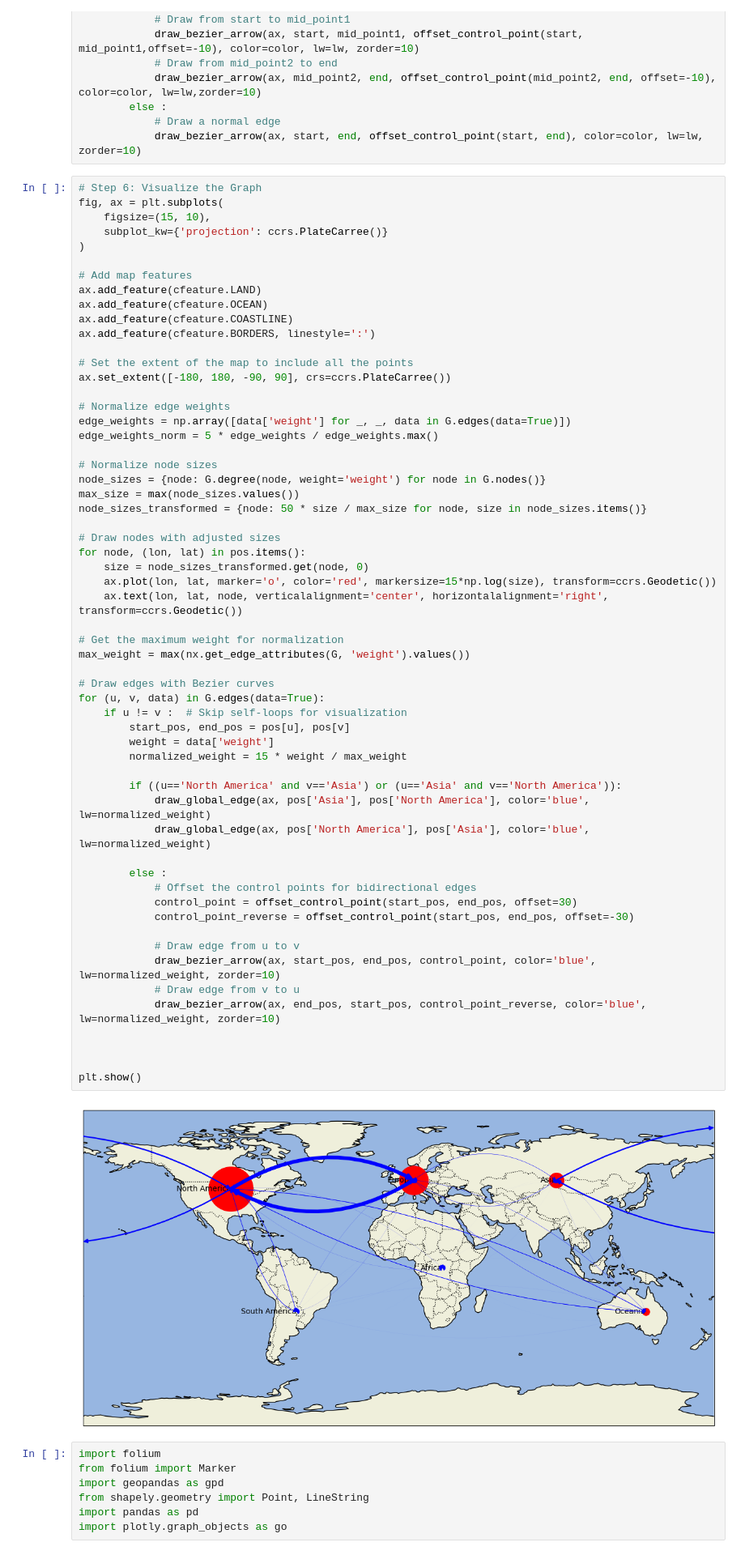
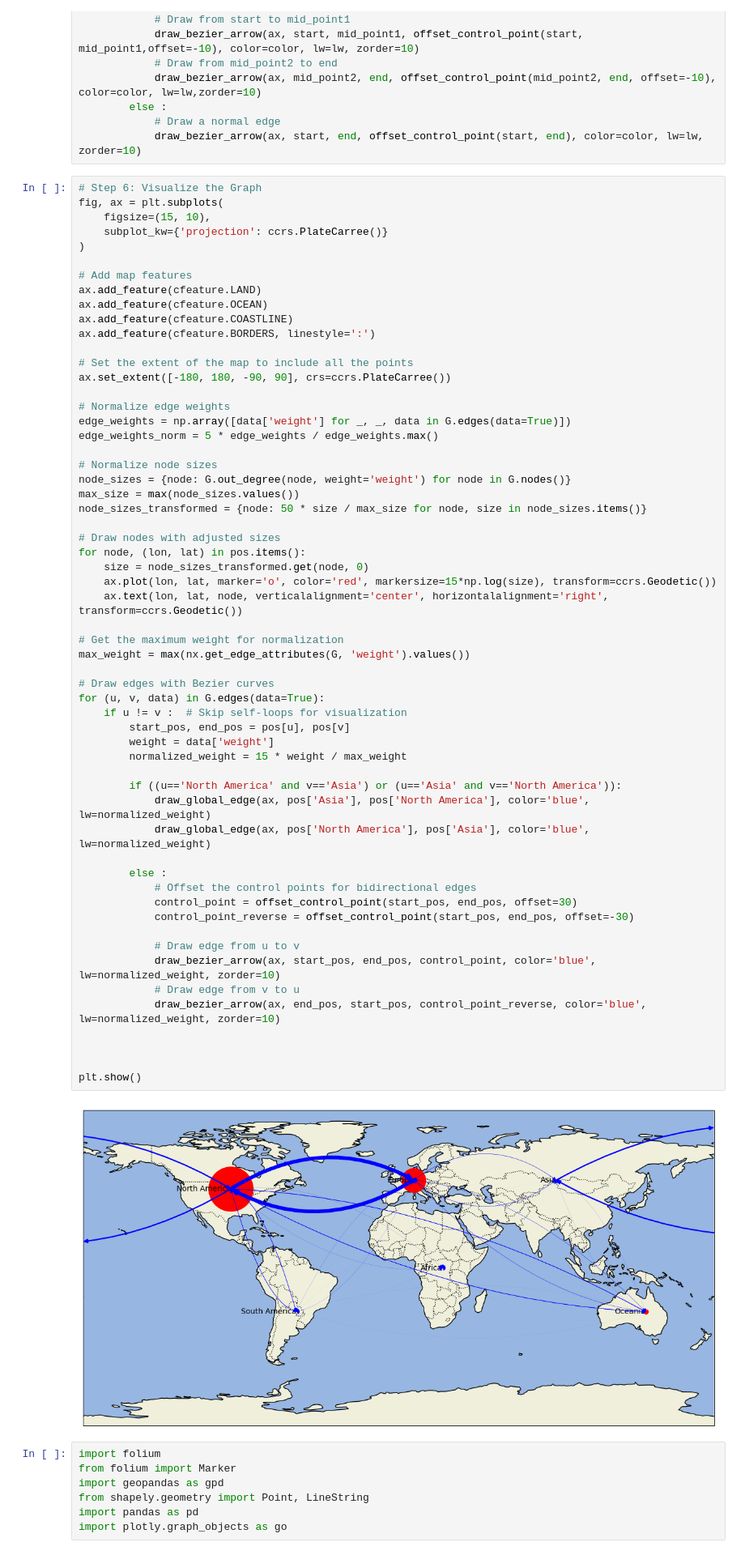
Before and after one commit to epfl-ada/ada-2023-project-nada2023, a Jupyter notebook: network_region.ipynb, the cells around one changed output. Shown at 81% size. Saved outputs shown, nothing was run; the diff lists cells and outputs as text.

```diff
--- a/network_region.ipynb
+++ b/network_region.ipynb
@@ -628,7 +637,7 @@ edge_weights = np.array([data['weight'] for _, _, data in G.edges(data=True)])
 edge_weights_norm = 5 * edge_weights / edge_weights.max()
 
 # Normalize node sizes
-node_sizes = {node: G.degree(node, weight='weight') for node in G.nodes()}
+node_sizes = {node: G.out_degree(node, weight='weight') for node in G.nodes()}
 max_size = max(node_sizes.values())
 node_sizes_transformed = {node: 50 * size / max_size for node, size in node_sizes.items()}
 
@@ -639,34 +648,34 @@ for node, (lon, lat) in pos.items():
     ax.text(lon, lat, node, verticalalignment='center', horizontalalignment='right', transform=ccrs.Geodetic())
 
 # Get the maximum weight for normalization
 max_weight = max(nx.get_edge_attributes(G, 'weight').values())
 
 # Draw edges with Bezier curves
 for (u, v, data) in G.edges(data=True):
     if u != v :  # Skip self-loops for visualization
         start_pos, end_pos = pos[u], pos[v]
         weight = data['weight']
         normalized_weight = 15 * weight / max_weight
 
         if ((u=='North America' and v=='Asia') or (u=='Asia' and v=='North America')):
             draw_global_edge(ax, pos['Asia'], pos['North America'], color='blue', lw=normalized_weight)
             draw_global_edge(ax, pos['North America'], pos['Asia'], color='blue', lw=normalized_weight)
 
         else :
             # Offset the control points for bidirectional edges
             control_point = offset_control_point(start_pos, end_pos, offset=30)
             control_point_reverse = offset_control_point(start_pos, end_pos, offset=-30)
 
             # Draw edge from u to v
             draw_bezier_arrow(ax, start_pos, end_pos, control_point, color='blue', lw=normalized_weight, zorder=10)
             # Draw edge from v to u
             draw_bezier_arrow(ax, end_pos, start_pos, control_point_reverse, color='blue', lw=normalized_weight, zorder=10)
 
 
 
 plt.show()
 # %% [output]
-[figure, old version]
+[figure, new version]
 # %%
 import folium
 from folium import Marker
```
Also changed, not shown: parts of 2 cells of this notebook, 3 other files.
